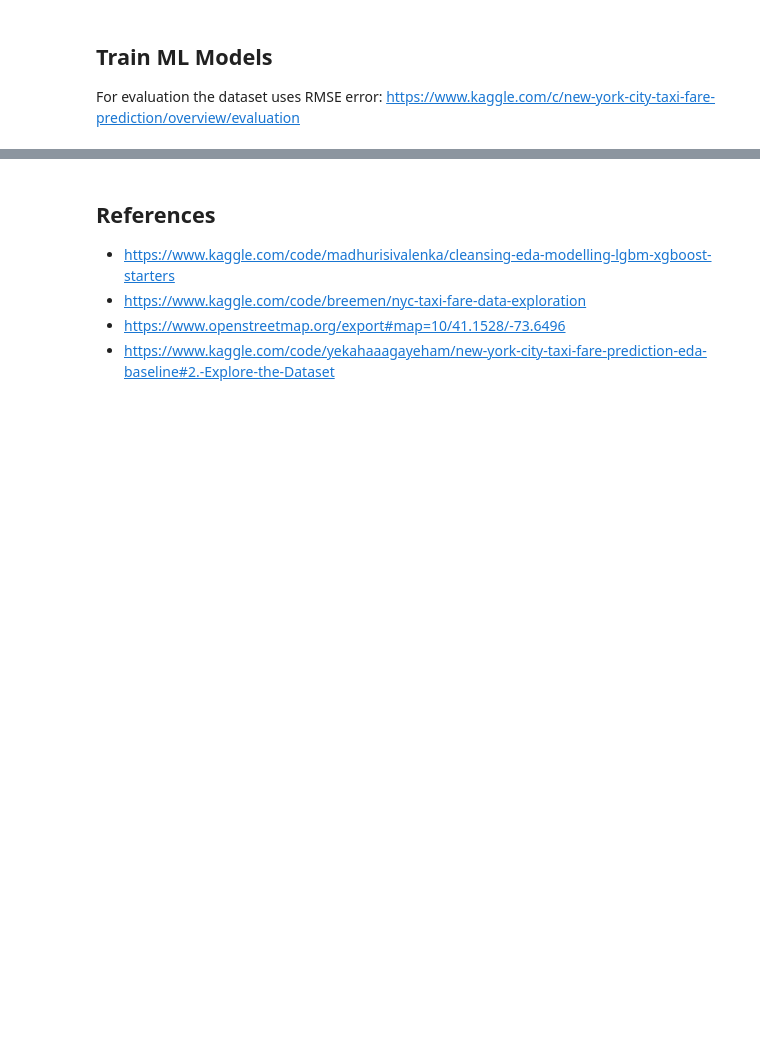
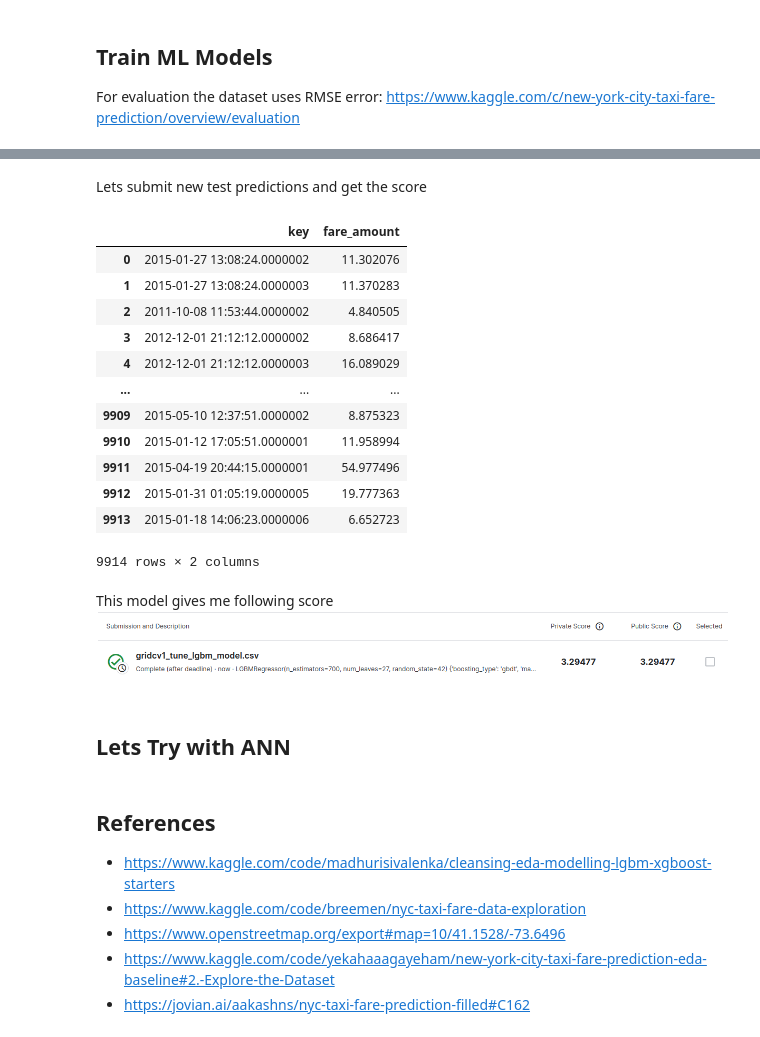
Before and after one commit to vivekpatel99/NY-taxi-fare-prediction, a Jupyter notebook: NY_Taxi_Fare_Prediction.ipynb, the cells around one changed output, grey strips where cells are left out. Drawn from its saved outputs; the diff is of its cells as text; code cells hidden in the pictures; blank space fills up the shorter version.

Commit message:
grid cv done

```diff
--- a/NY_Taxi_Fare_Prediction.ipynb
+++ b/NY_Taxi_Fare_Prediction.ipynb
@@ -513,0 +573,15 @@ RandomForestClassifier --> train_rmse: 2.186736575529781, test_rmse: 14.04670353
+# %%
+lgbm_model = LGBMRegressor(
+    random_state=42,
+    n_jobs=-1
+)
+# %%
+grid_search_lgbm = GridSearchCV(
+    estimator=lgbm_model,
+    param_grid=param_drid,
+    scoring='neg_root_mean_squared_error',
+    verbose=10,
+    cv=3
+)
+# %%
+grid_search_lgbm.fit(X_train, y_train)
@@ -513,0 +627,3 @@ RandomForestClassifier --> train_rmse: 2.186736575529781, test_rmse: 14.04670353
+# %%
+tune_model = grid_search_lgbm.best_estimator_
+evaluate('lgbm', tune_model)
@@ -514,6 +638,30 @@ RandomForestClassifier --> train_rmse: 2.186736575529781, test_rmse: 14.04670353
+# %% [markdown]
+Lets submit new test predictions and get the score
+# %%
+predict_and_submit(tune_model, 'gridcv1_tune_lgbm_model')
+# %% [output]
+|  | key | fare_amount |
+| 0 | 2015-01-27 13:08:24.0000002 | 11.302076 |
+| 1 | 2015-01-27 13:08:24.0000003 | 11.370283 |
+| 2 | 2011-10-08 11:53:44.0000002 | 4.840505 |
+| 3 | 2012-12-01 21:12:12.0000002 | 8.686417 |
+| 4 | 2012-12-01 21:12:12.0000003 | 16.089029 |
+| ... | ... | ... |
+| 9909 | 2015-05-10 12:37:51.0000002 | 8.875323 |
+| 9910 | 2015-01-12 17:05:51.0000001 | 11.958994 |
+| 9911 | 2015-04-19 20:44:15.0000001 | 54.977496 |
+| 9912 | 2015-01-31 01:05:19.0000005 | 19.777363 |
+| 9913 | 2015-01-18 14:06:23.0000006 | 6.652723 |
+9914 rows × 2 columns
+# %% [markdown]
+This model gives me following score
+![image.png](attachment:image-2.png)
+# %% [markdown]
+## Lets Try with ANN
 # %% [markdown]
 ## References
 * https://www.kaggle.com/code/madhurisivalenka/cleansing-eda-modelling-lgbm-xgboost-starters
 * https://www.kaggle.com/code/breemen/nyc-taxi-fare-data-exploration
 * https://www.openstreetmap.org/export#map=10/41.1528/-73.6496
 * https://www.kaggle.com/code/yekahaaagayeham/new-york-city-taxi-fare-prediction-eda-baseline#2.-Explore-the-Dataset
+* https://jovian.ai/aakashns/nyc-taxi-fare-prediction-filled#C162
```
Also changed, not shown: parts of 22 cells of this notebook, 2 other files.
